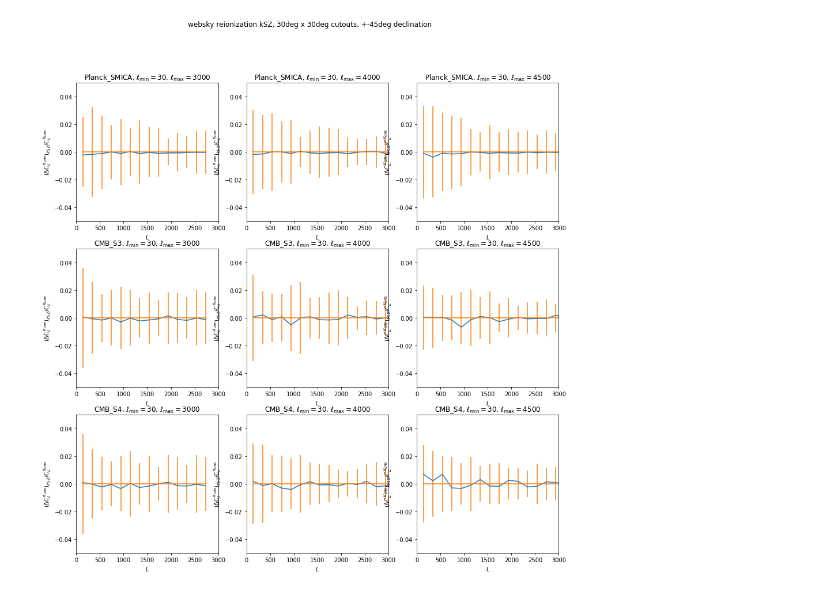
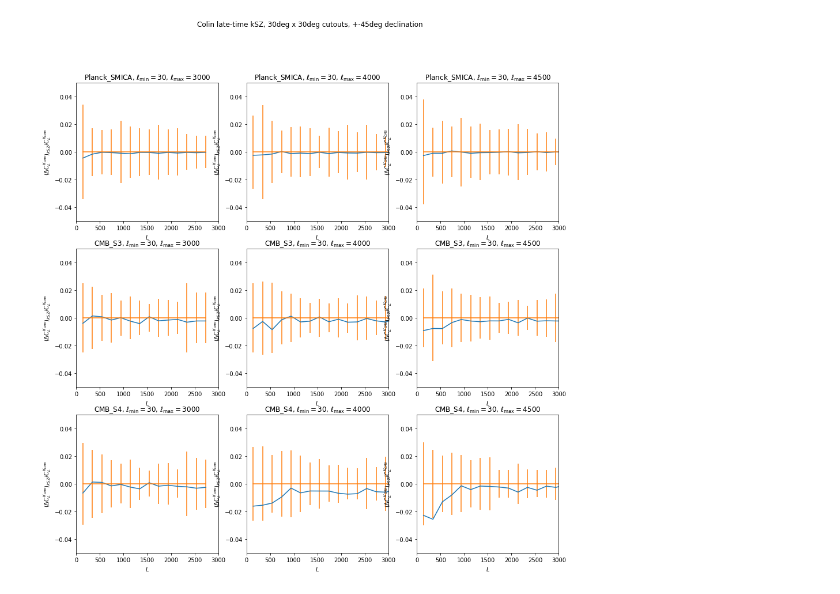
Before and after one commit to catketchup/new_reion-lens, a Jupyter notebook: plot.ipynb, the cells around one changed output. Drawn from its saved outputs; the diff is of its cells as text; code cells hidden in the pictures.

```diff
--- a/plot.ipynb
+++ b/plot.ipynb
@@ -4,35 +4,37 @@ import pandas as pd
 import numpy as np
 # %%
 # map source, 'Colin' or 'websky'
-map_source = 'websky'
+map_source = 'Colin'
 # ksz type, 'lt' or 'ri'
-ksz_type = 'ri'
+ksz_type = 'lt'
 if ksz_type == 'lt':
     ksz_name = 'late-time'
 else:
     ksz_name = 'reionization'
 # %%
-data_path = 'data/'
-plot_path = 'plots/'
+data_path = 'data/new/'
+plot_path = 'data/new/'
 plot_name =f'{map_source}_{ksz_type}_auto_bias.png'
 lmin = 30
+# lmaxs = [4000]
 lmaxs = [3000, 4000, 4500]
 ylim = [-0.05, 0.05]
-row, column = 3, np.size(lmaxs)
+# experiments = ['CMB_S4']
 experiments = ['Planck_SMICA', 'CMB_S3', 'CMB_S4']
+row, column = np.size(experiments), np.size(lmaxs)
 # %%
-fig, ax = plt.subplots(row,column,figsize=(15,15))
+fig, ax = plt.subplots(3,3,figsize=(15,15))
 fig.suptitle('%s %s kSZ, 30deg x 30deg cutouts, +-45deg declination' %(map_source, ksz_name))
 for i in range(row):
     for j in range(column):
         Data = pd.read_csv(data_path + '%s_%s_%s_%s_%s.csv' %(map_source, ksz_type, experiments[i], lmin, lmaxs[j]))
         ax[i,j].plot(Data['Ls'], Data['bias'])
         ax[i,j].errorbar(Data['Ls'], np.zeros(np.shape(Data['Ls'])), yerr=Data['bias_err'])
         ax[i,j].set_title(r'%s, ${\ell}_{\mathrm{min}}=%s$, ${\ell}_{\mathrm{max}}=%s$' %(experiments[i], lmin, lmaxs[j]))
         ax[i,j].set_xlabel('$L$')
         ax[i,j].set_ylabel('$({\Delta}C_L^{K_{CMB}})_{kSZ}/C_L^{K_{CMB}}$')
         ax[i,j].set_xlim([0,3000])
         ax[i,j].set_ylim(ylim)
         plt.savefig(plot_path + plot_name)
 # %% [output]
-[figure, old version]
+[figure, new version]
```
Also changed, not shown: 4 other files.
